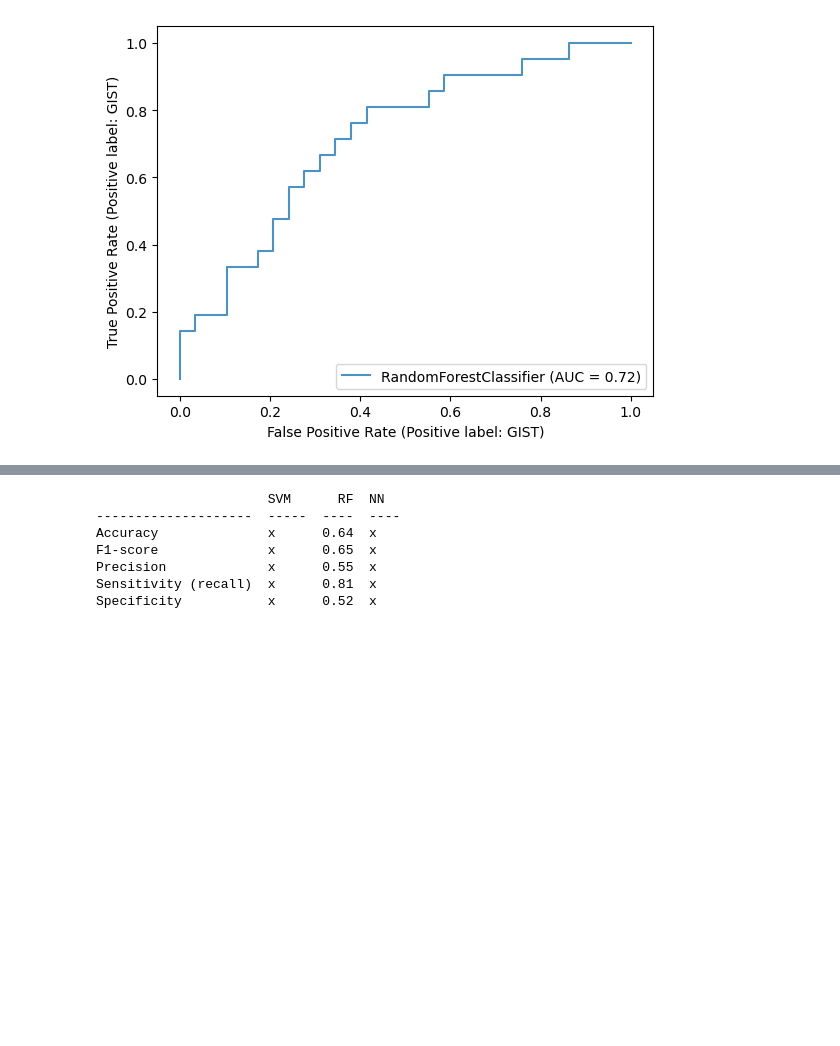
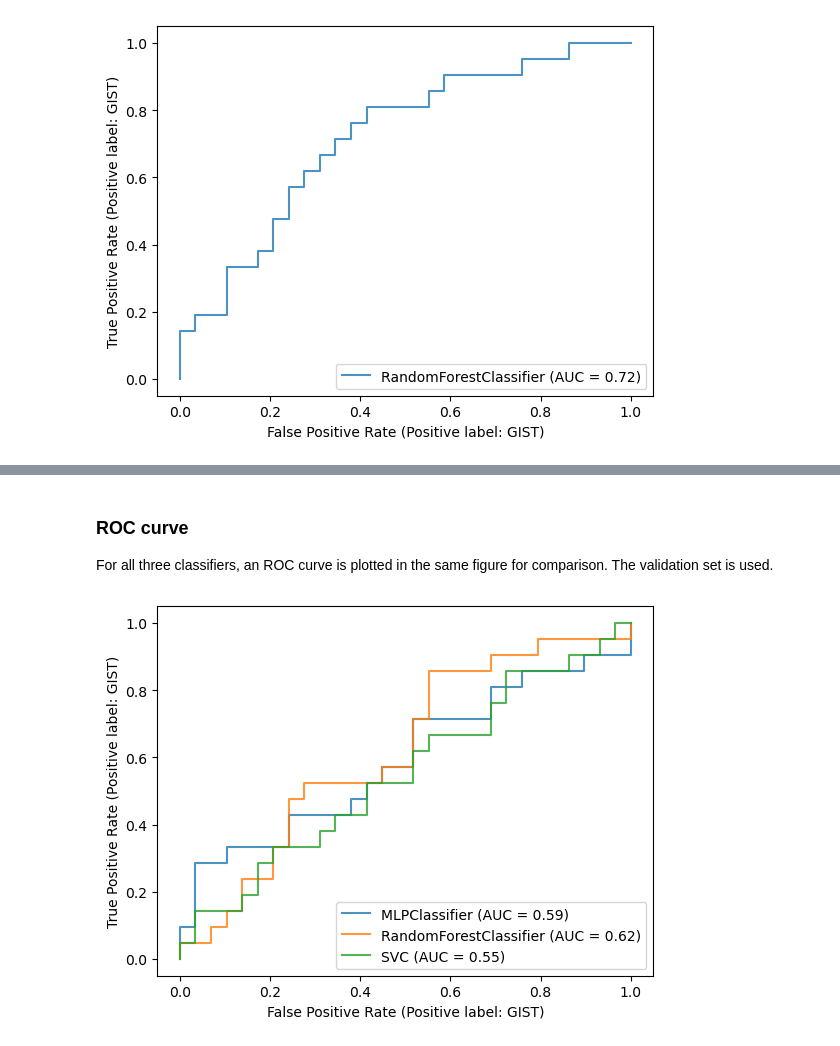
Before and after one commit to ecmbuijsman/TM10007_ML, a Jupyter notebook: assignment.ipynb, the cells around one changed output, grey strips where cells are left out. Saved outputs shown, nothing was run; the diff lists cells and outputs as text; code cells hidden in the pictures; blank space fills up the shorter version.

```diff
--- a/assignment.ipynb
+++ b/assignment.ipynb
@@ -124,9 +130,11 @@ Standardize features by removing the mean and scaling to unit variance using Sta
 # %%
 from sklearn import preprocessing
+import math
 
 scaler = preprocessing.StandardScaler().fit(X_train)
 
 X_train_scaled = scaler.transform(X_train)
+X_validate_scaled = scaler.transform(X_validate)
 X_test_scaled = scaler.transform(X_test)
 # %% [markdown]
 ## Feature selection - principal component analysis (PCA)
@@ -402,13 +362,24 @@ NameError: name 'RandomForestClassifier' is not defined
-# %%
-from tabulate import tabulate
-
-table = [['Accuracy', 'x', rf_accuracy, 'x'], ['F1-score', 'x', rf_f1, 'x'], ['Precision', 'x', rf_precision, 'x'],['Sensitivity (recall)', 'x', rf_recall, 'x'], ['Specificity', 'x', rf_spec, 'x']]
-print(tabulate(table,headers=['SVM','RF','NN']))
-# %% [output]
-                      SVM      RF  NN
---------------------  -----  ----  ----
-Accuracy              x      0.64  x
-F1-score              x      0.65  x
-Precision             x      0.55  x
-Sensitivity (recall)  x      0.81  x
-Specificity           x      0.52  x
+# %% [markdown]
+### ROC curve
+For all three classifiers, an ROC curve is plotted in the same figure for comparison. The validation set is used.
+# %%
+# ROC plot
+svc = svm.SVC(kernel='poly', gamma='scale', degree=3, coef0=0, C=10)
+svc.fit(validate_pca, y_validate)
+svc_disp = RocCurveDisplay.from_estimator(svc, test_pca, y_test, ax=ax, alpha=0.8,pos_label='GIST')
+
+rfc = RandomForestClassifier(n_estimators=250, min_samples_split=7, min_samples_leaf=2, max_depth=250, random_state=0)
+rfc.fit(validate_pca, y_validate)
+rfc_disp = RocCurveDisplay.from_estimator(rfc, test_pca, y_test, ax=ax, alpha=0.8,pos_label='GIST')
+
+mlp = MLPClassifier(solver= 'sgd', learning_rate_init= 0.01, hidden_layer_sizes= (60,60,60), early_stopping= False, alpha= 0.0001)
+mlp.fit(validate_pca, y_validate)
+
+ax = plt.gca()
+mlp_disp = RocCurveDisplay.from_estimator(mlp, test_pca, y_test, ax=ax, alpha=0.8,pos_label='GIST')
+rfc_disp.plot(ax=ax, alpha=0.8)
+svc_disp.plot(ax=ax, alpha=0.8)
+plt.show()
+plt.show()
+# %% [output]
+[figure, added]
```
Also changed, not shown: parts of 32 cells of this notebook.
